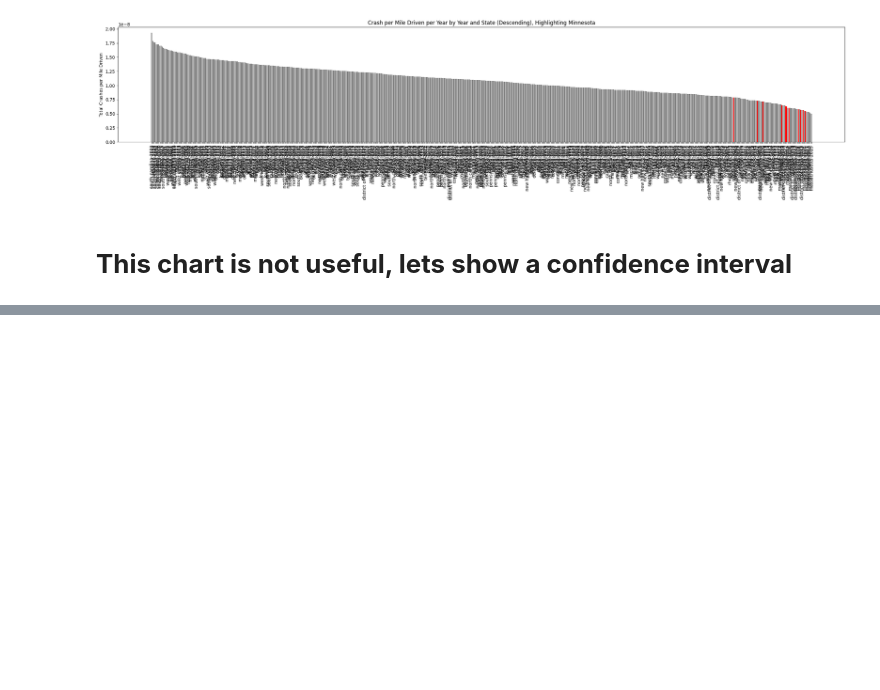
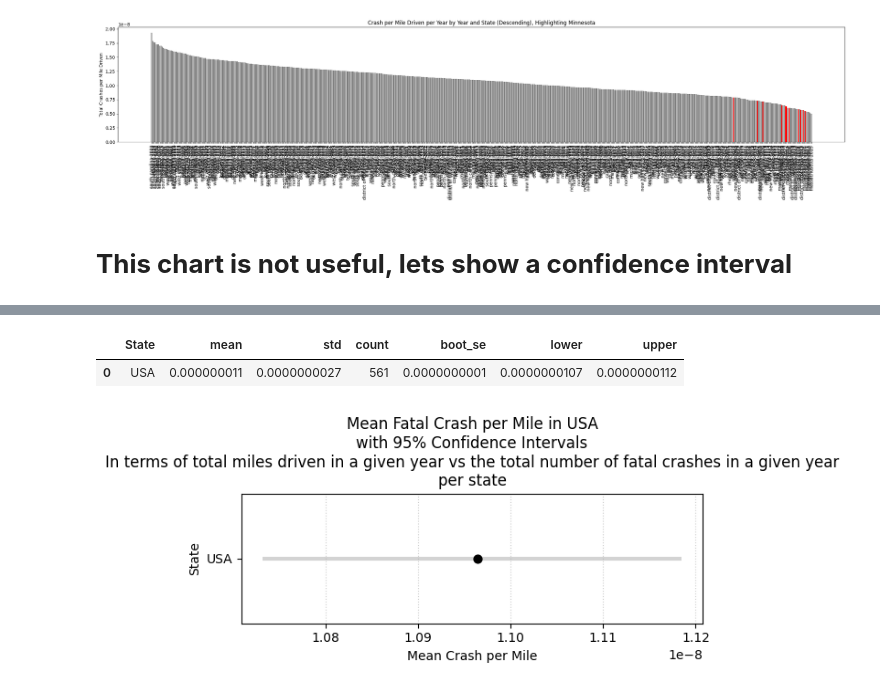
Before and after one commit to evan4629/SEIS631_Project_MN_Fatal_Merging, a Jupyter notebook: mn_drivers_hypothesis_FinalResults.ipynb, the cells around one changed output, grey strips where cells are left out. Cells and saved outputs as stored; diff of their text form; code cells hidden in the pictures; blank space fills up the shorter version.

```diff
--- a/mn_drivers_hypothesis_FinalResults.ipynb
+++ b/mn_drivers_hypothesis_FinalResults.ipynb
@@ -686,0 +701,35 @@ The p-value is 0.0
+# %%
+
+state_year_summary
+# %% [output]
+|  | State | mean | std | count | boot_se | lower | upper |
+| 0 | USA | 0.000000011 | 0.0000000027 | 561 | 0.0000000001 | 0.0000000107 | 0.0000000112 |
+# %%
+plt.figure(figsize=(6,3))
+# CI lines
+plt.hlines(
+    y=state_year_summary['State'],
+    xmin=state_year_summary['lower'],
+    xmax=state_year_summary['upper'],
+    color='lightgray',
+    lw=3,
+    zorder=1
+)
+
+# Point estimates
+plt.scatter(
+    state_year_summary['mean'],
+    state_year_summary['State'],
+    s=40,
+    color='black',
+    zorder=2
+)
+plt.xlabel('Mean Crash per Mile')
+plt.ylabel('State')
+plt.title('Mean Fatal Crash per Mile in USA\nwith 95% Confidence Intervals\nIn terms of total miles driven in a given year vs the total number of fatal crashes in a given year\nper state')
+#plt.xlim(4, 5)
+plt.grid(axis='x', linestyle=':', alpha=0.6, zorder=0)
+plt.tight_layout()
+plt.show()
+# %% [output]
+[figure, added]
```
Also changed, not shown: parts of 14 cells of this notebook.
